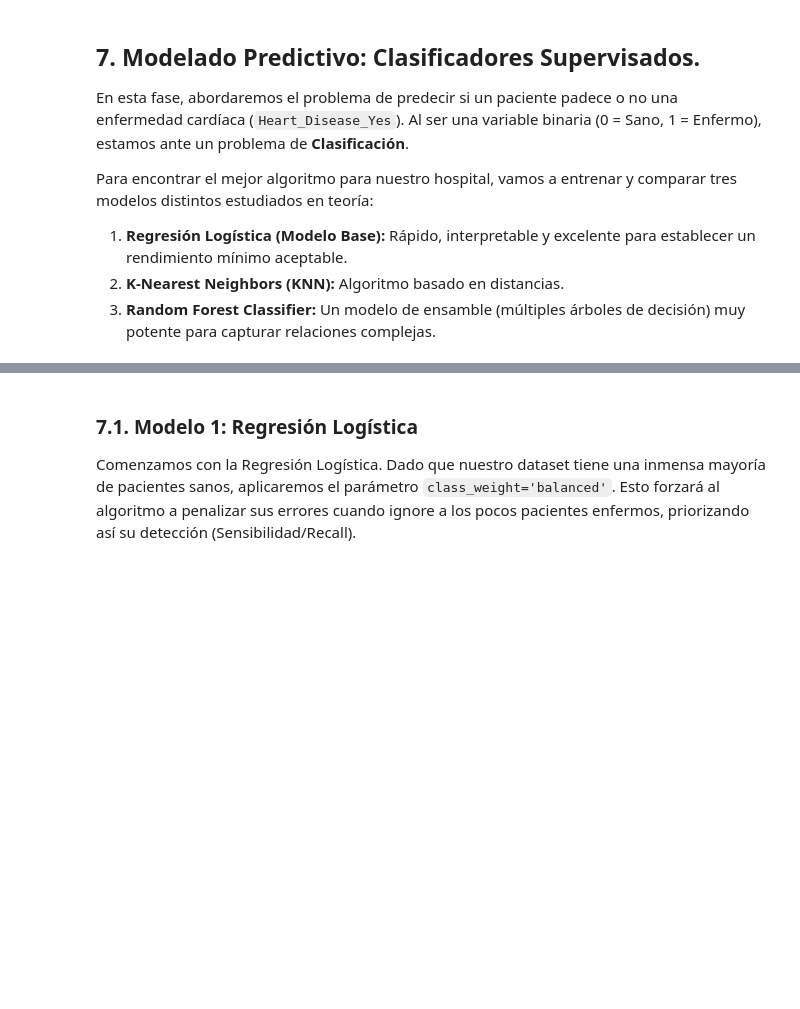
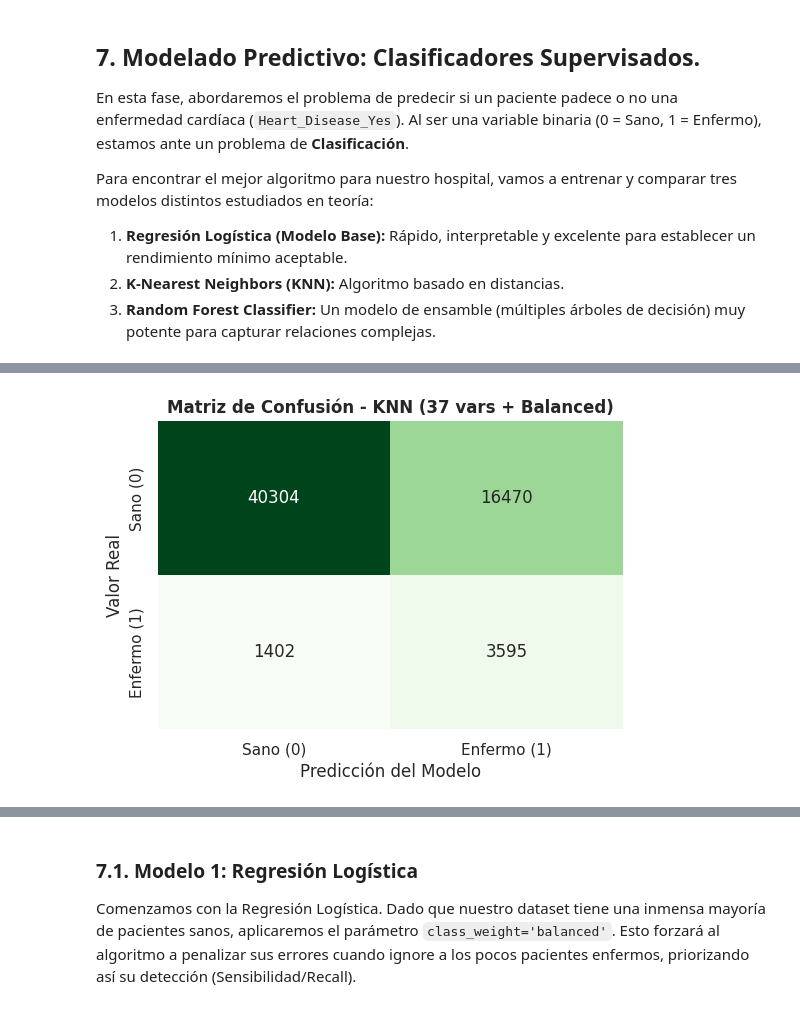
Before and after one commit to jjimper/ProyectoIACOM, a Jupyter notebook: Trabajo.ipynb, the cells around one changed output, grey strips where cells are left out. Saved outputs shown, nothing was run; the diff lists cells and outputs as text; code cells hidden in the pictures; blank space fills up the shorter version.

```diff
--- a/Trabajo.ipynb
+++ b/Trabajo.ipynb
@@ -754,28 +720,92 @@ Entrenaremos el modelo utilizando el valor estándar de hiperparámetro $K=5$ (a
 # %%
 from sklearn.neighbors import KNeighborsClassifier
+from sklearn.ensemble import RandomForestClassifier
+from sklearn.metrics import accuracy_score, classification_report, confusion_matrix
+import seaborn as sns
+import matplotlib.pyplot as plt
+import pandas as pd
+import numpy as np
 
-print("--- Entrenando Modelo 2: K-Nearest Neighbors (KNN) ---")
-# 1. Inicializamos el modelo.
-modelo_knn = KNeighborsClassifier(n_neighbors=5)
+# =====================================================================
+# MODELO 2: K-NEAREST NEIGHBORS (KNN) CON 37 VARIABLES AND BALANCED
+# =====================================================================
+print("--- Entrenando Modelo 2: K-Nearest Neighbors (KNN) Balanced ---")
 
-# 2. Entrenamos el modelo con los datos de estudio
-modelo_knn.fit(X_train, y_train)
+# Como KNN no tiene 'class_weight', balanceamos aplicando un Undersampling manual
+# sobre las filas de entrenamiento (37 variables) para equiparar sanos y enfermos
+indices_sanos = np.where(y_train == 0)[0]
+indices_enfermos = np.where(y_train == 1)[0]
 
-# 3. Realizamos predicciones con el conjunto de test
+# Tomamos una muestra aleatoria de sanos igual al tamaño de enfermos
+np.random.seed(42)
+indices_sanos_recortados = np.random.choice(indices_sanos, size=len(indices_enfermos), replace=False)
+indices_balanceados = np.concatenate([indices_enfermos, indices_sanos_recortados])
+
+# Filtramos X_train e y_train manteniendo las 37 columnas originales intactas
+X_train_knn_bal = X_train.iloc[indices_balanceados] if hasattr(X_train, 'iloc') else X_train[indices_balanceados]
+y_train_knn_bal = y_train.iloc[indices_balanceados] if hasattr(y_train, 'iloc') else y_train[indices_balanceados]
+
+# Inicializamos y entrenamos el KNN (n_neighbors=5) con los datos balanceados
+modelo_knn = KNeighborsClassifier(n_neighbors=5, n_jobs=-1)
+modelo_knn.fit(X_train_knn_bal, y_train_knn_bal)
+
+# Realizamos predicciones con el conjunto de test original (37 variables)
 y_pred_knn = modelo_knn.predict(X_test)
 
-# 4. Evaluamos el rendimiento
-print(f"Accuracy Global: {accuracy_score(y_test, y_pred_knn):.4f}\n")
-print("Reporte de Clasificación:")
+# Evaluamos el rendimiento
+print(f"Accuracy Global KNN: {accuracy_score(y_test, y_pred_knn):.4f}\n")
+print("Reporte de Clasificación KNN:")
 print(classification_report(y_test, y_pred_knn))
 
-# 5. Dibujamos la Matriz de Confusión (Cambiamos el color a verde para diferenciarlo)
+# Dibujamos la Matriz de Confusión de KNN
 plt.figure(figsize=(6, 4))
 sns.heatmap(confusion_matrix(y_test, y_pred_knn), annot=True, fmt='d', cmap='Greens', cbar=False,
             xticklabels=['Sano (0)', 'Enfermo (1)'],
             yticklabels=['Sano (0)', 'Enfermo (1)'])
-plt.title('Matriz de Confusión - KNN', fontweight='bold')
+plt.title('Matriz de Confusión - KNN (37 vars + Balanced)', fontweight='bold')
 plt.ylabel('Valor Real')
 plt.xlabel('Predicción del Modelo')
 plt.show()
+
+
+# =====================================================================
+# MODELO 3: RANDOM FOREST CLASSIFIER CON 37 VARIABLES AND BALANCED
+# =====================================================================
+print("\n--- Entrenando Modelo 3: Random Forest Classifier Balanced ---")
+
+# Inicializamos el modelo con las 37 variables y balanceo de pesos nativo
+modelo_rf = RandomForestClassifier(n_estimators=100, class_weight='balanced', random_state=42, n_jobs=-1)
+
+# Entrenamos con los datos de estudio de 37 variables
+modelo_rf.fit(X_train, y_train)
+
+# Realizamos las predicciones
+y_pred_rf = modelo_rf.predict(X_test)
+
+# Evaluamos el rendimiento
+print(f"Accuracy Global Random Forest: {accuracy_score(y_test, y_pred_rf):.4f}\n")
+print("Reporte de Clasificación Random Forest:")
+print(classification_report(y_test, y_pred_rf))
+
+# GRÁFICOS: Matriz de Confusión y Feature Importance
+fig, axes = plt.subplots(1, 2, figsize=(16, 5))
+
+# Gráfico A: Matriz de Confusión
+sns.heatmap(confusion_matrix(y_test, y_pred_rf), annot=True, fmt='d', cmap='Oranges', cbar=False, ax=axes[0],
+            xticklabels=['Sano (0)', 'Enfermo (1)'],
+            yticklabels=['Sano (0)', 'Enfermo (1)'])
+axes[0].set_title('Matriz de Confusión - Random Forest', fontweight='bold')
+axes[0].set_ylabel('Valor Real')
+axes[0].set_xlabel('Predicción del Modelo')
+
+# Gráfico B: Importancia de las Variables (Gini Importance de las 37 variables originales)
+importancia_rf = pd.Series(modelo_rf.feature_importances_, index=X_train.columns)
+top_10_rf = importancia_rf.sort_values(ascending=False).head(10)
+
+top_10_rf.sort_values().plot(kind='barh', color='darkorange', ax=axes[1])
+axes[1].set_title('Top 10 Variables más importantes (Random Forest) Balanced', fontweight='bold')
+axes[1].set_xlabel('Nivel de Importancia')
+
+plt.tight_layout()
+plt.show()
 # %% [output]
@@ -782,0 +824 @@ plt.show()
+[figure, added]
```
Also changed, not shown: parts of 30 cells of this notebook.
